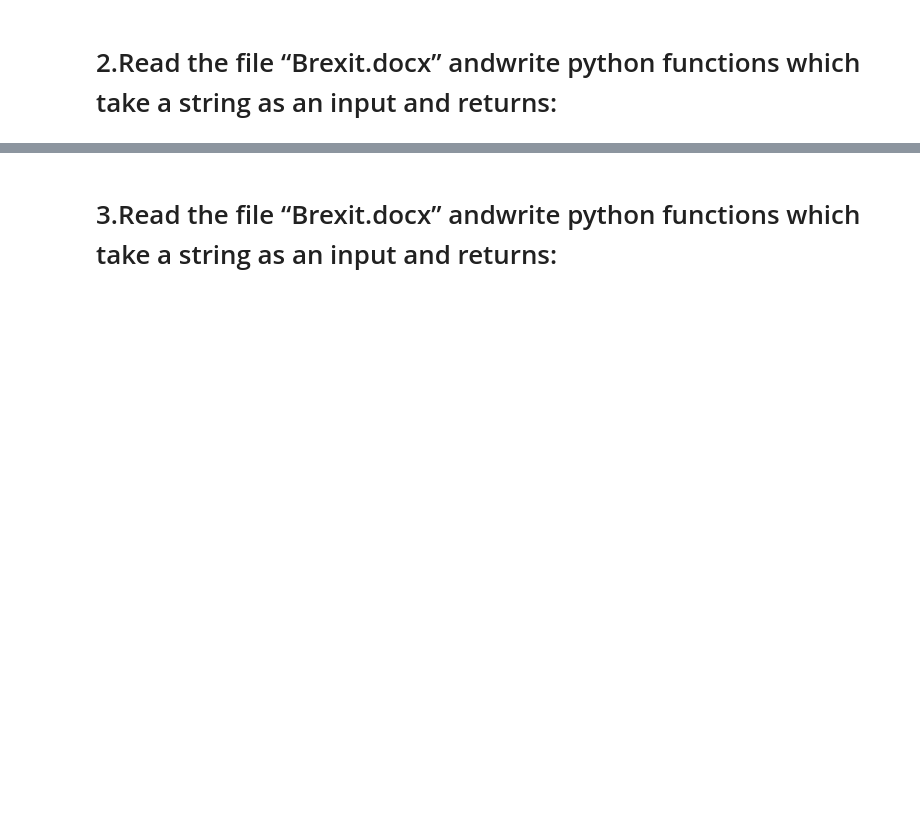
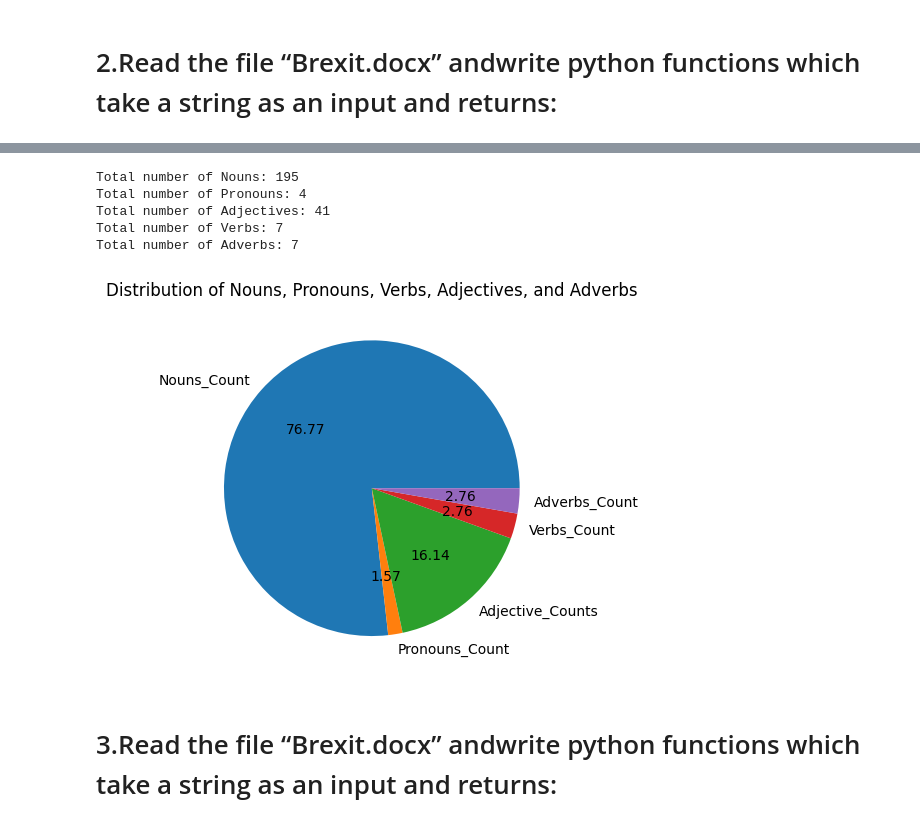
Before and after one commit to kumaramardeep342/Colab-Work, a Jupyter notebook: Ed_AI__NLP_M2_CaseStudy2.ipynb, the cells around one changed output, grey strips where cells are left out. Cells and saved outputs as stored; diff of their text form; code cells hidden in the pictures; blank space fills up the shorter version.

```diff
--- a/Ed_AI__NLP_M2_CaseStudy2.ipynb
+++ b/Ed_AI__NLP_M2_CaseStudy2.ipynb
@@ -75,3 +155,26 @@ Plot a pie chart showing the distribution of nouns, pronouns, verbs, adverbsand
+# %%
+import pandas as pd
+import matplotlib.pyplot as plt
+Nouns_Count=NounsCount(doc)
+Pronouns_Count=PronounsCount(doc)
+Adjectives_Count=AdjectivesCount(doc)
+Verbs_Count=VerbsCount(doc)
+Adverbs_Count=AdverbsCount(doc)
+
+#Plot a pie chart showing the distribution of nouns, pronouns, verbs, adverbs and adjectives.
+Count_label= ['Nouns_Count','Pronouns_Count','Adjective_Counts','Verbs_Count','Adverbs_Count']
+Count_value = [Nouns_Count,Pronouns_Count,Adjectives_Count,Verbs_Count,Adverbs_Count]
+plt.pie(Count_value,labels=Count_label, autopct='%0.2f')
+plt.title('Distribution of Nouns, Pronouns, Verbs, Adjectives, and Adverbs')
+plt.show()
+#help( plt.pie)
+# %% [output]
+Total number of Nouns: 195
+Total number of Pronouns: 4
+Total number of Adjectives: 41
+Total number of Verbs: 7
+Total number of Adverbs: 7
+[figure, added]
 # %% [markdown]
 # 3.Read the file “Brexit.docx” andwrite python functions which take a string as an input and returns:
 # %% [markdown]
```
Also changed, not shown: parts of 7 cells of this notebook.
